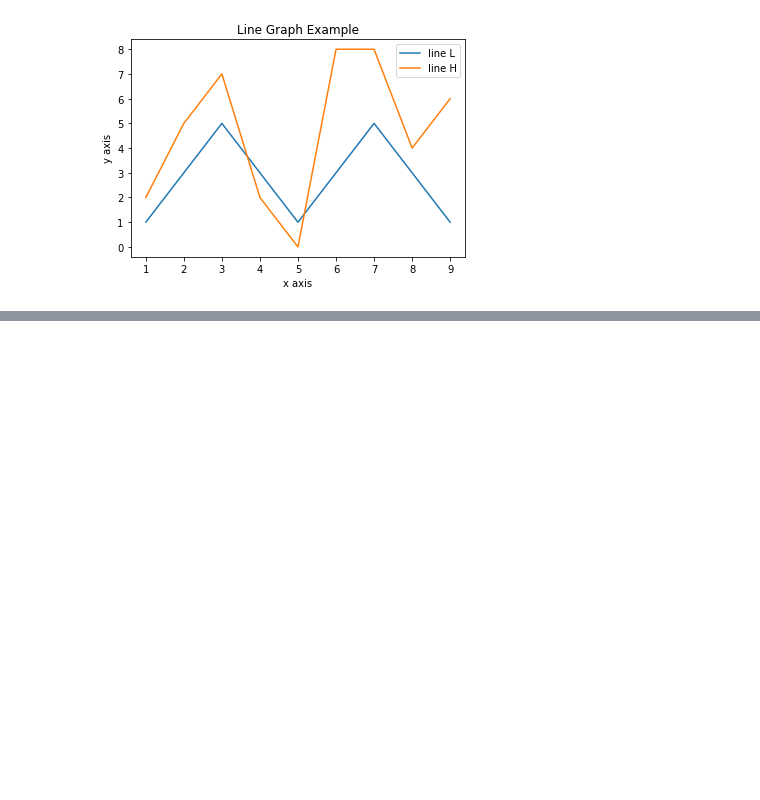
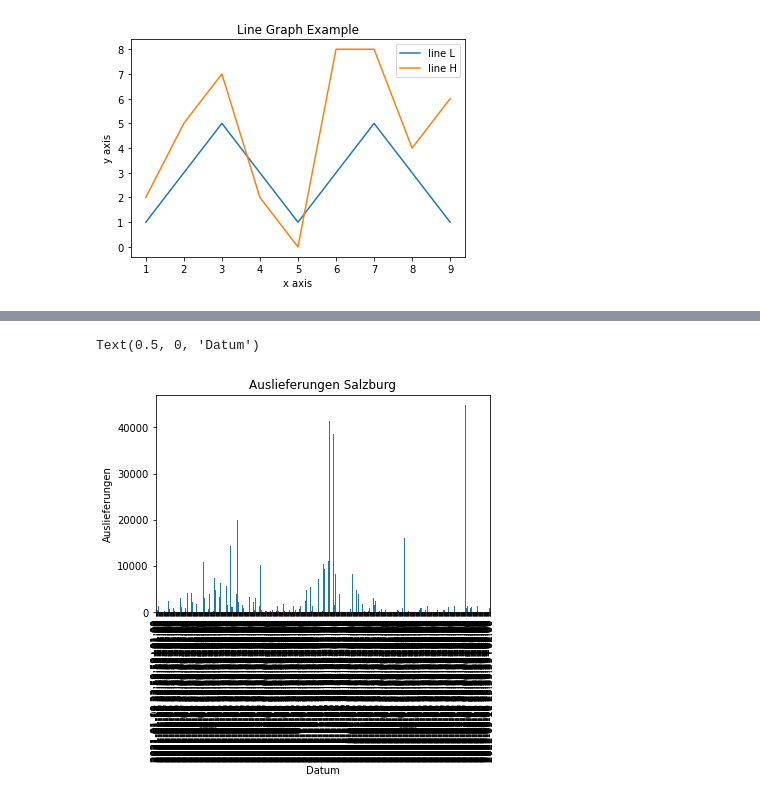
Before and after one commit to alexontour/snippets, a Jupyter notebook: snip_plot.ipynb, the cells around one changed output, grey strips where cells are left out. Drawn from its saved outputs; the diff is of its cells as text; code cells hidden in the pictures; blank space fills up the shorter version.

```diff
--- a/snip_plot.ipynb
+++ b/snip_plot.ipynb
@@ -42,0 +73,8 @@ plt.show()
+# %%
+df_filter['Auslieferungen_Diff'].plot(kind="bar")
+plt.title("Auslieferungen Salzburg")
+plt.ylabel("Auslieferungen")
+plt.xlabel("Datum")
+# %% [output]
+Text(0.5, 0, 'Datum')
+[figure, added]
```
Also changed, not shown: parts of 6 cells of this notebook.
